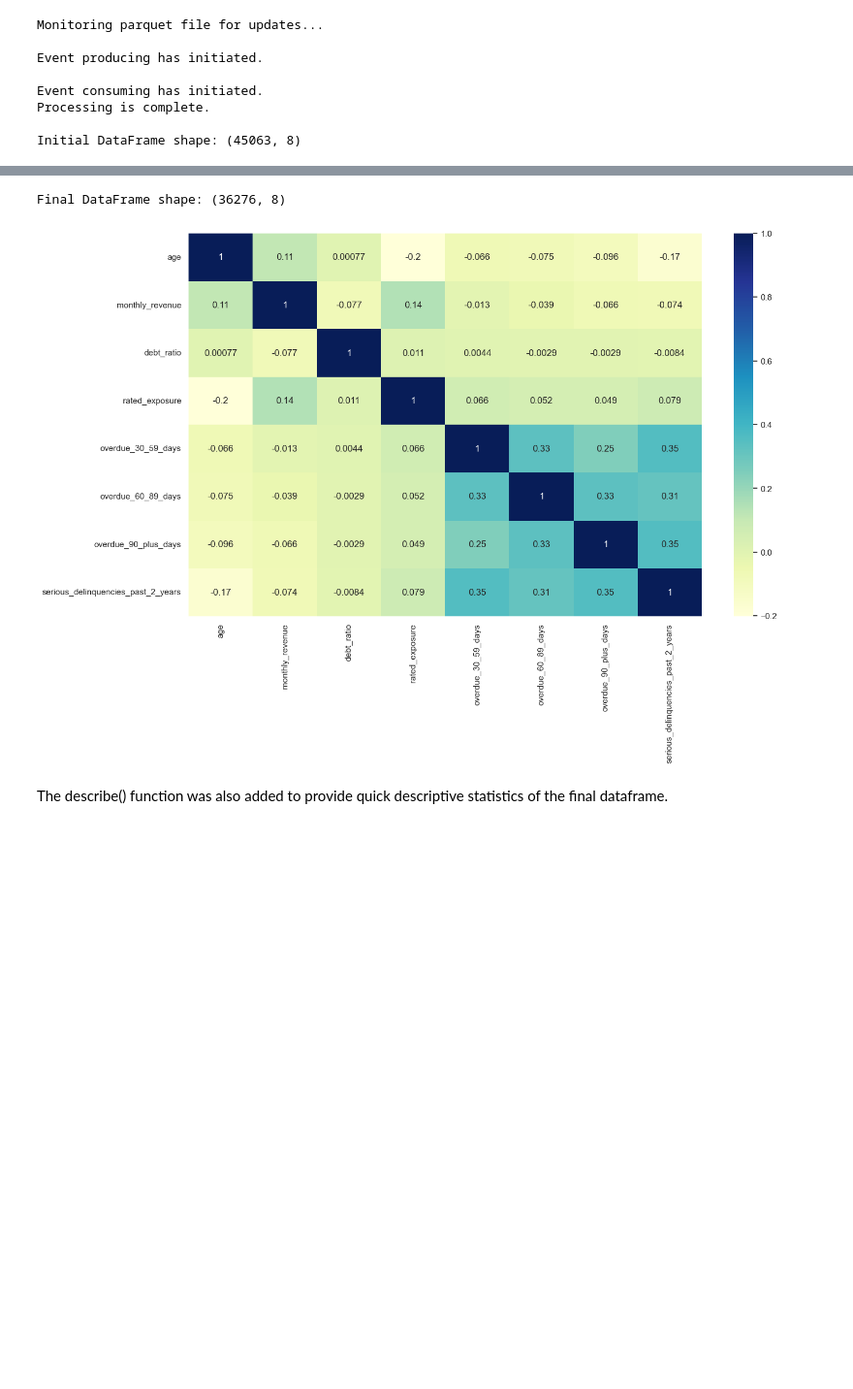
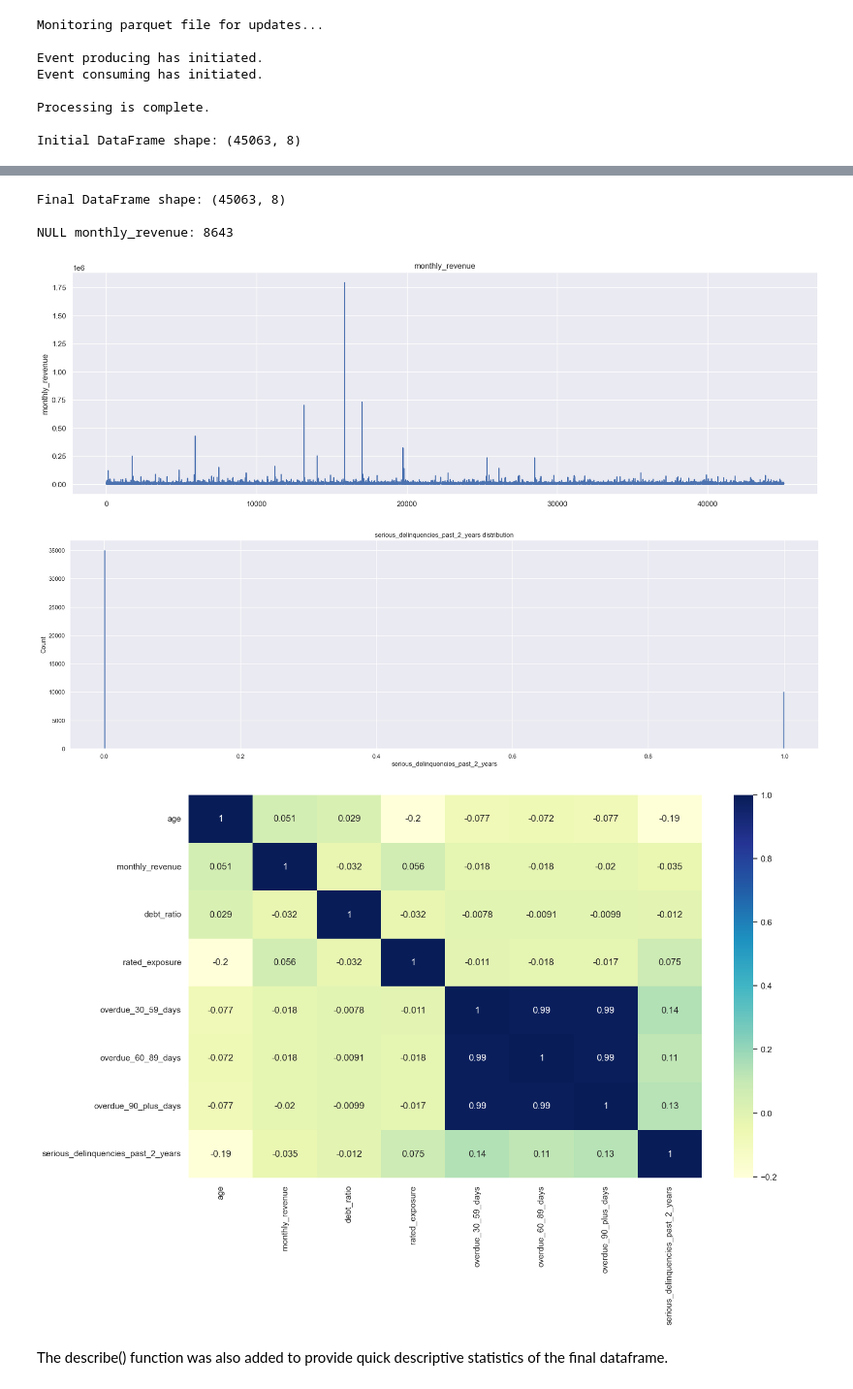
Before and after one commit to PESIII23/real-time-credit-risk-simulation, a Jupyter notebook: src/notebooks/credit_risk_analysis.ipynb, the cells around one changed output, grey strips where cells are left out. Shown at 97% size. Saved outputs shown, nothing was run; the diff lists cells and outputs as text; code cells hidden in the pictures; blank space fills up the shorter version.

```diff
--- a/src/notebooks/credit_risk_analysis.ipynb
+++ b/src/notebooks/credit_risk_analysis.ipynb
@@ -119,59 +157,63 @@ The assignment's recommended EDA and visualizations are shown below. Each sectio
 # sns.lineplot(data=df['monthly_revenue']) # original
 
 """Removing Outliers"""
-df = df[(df['monthly_revenue'] < 100000)] # removes rows with a monthly_revenue above $100,000
-df = df[(df['overdue_90_plus_days'] < 12)] # removes rows with a overdue_90_plus_days above 12
-df = df[(df['overdue_60_89_days'] < 9)] # removes rows with a overdue_60_89_days above 9
-df = df[(df['overdue_30_59_days'] < 14)] # removes rows with a overdue_30_59_days above 14
-df = df[(df['debt_ratio'] < 200000)] # removes rows with a debt_ratio above 200,000
-df = df[(df['rated_exposure'] < 7)] # removes rows with a rated_exposure above 7
+# df = df[(df['monthly_revenue'] < 100000)] # removes rows with a monthly_revenue above $100,000
+# df = df[(df['overdue_90_plus_days'] < 12)] # removes rows with a overdue_90_plus_days above 12
+# df = df[(df['overdue_60_89_days'] < 9)] # removes rows with a overdue_60_89_days above 9
+# df = df[(df['overdue_30_59_days'] < 14)] # removes rows with a overdue_30_59_days above 14
+# df = df[(df['debt_ratio'] < 200000)] # removes rows with a debt_ratio above 200,000
+# df = df[(df['rated_exposure'] < 7)] # removes rows with a rated_exposure above 7
 
 print(f"Final DataFrame shape: {df.shape}\n")
 
-current_var = ''
+current_var = 'monthly_revenue'
 
 """Count of Null Values"""
-# is_null_series = df[current_var].isnull()
-# null_count = is_null_series.sum()
-# print(f"NULL {current_var}: {null_count}")
+is_null_series = df[current_var].isnull()
+null_count = is_null_series.sum()
+print(f"NULL {current_var}: {null_count}")
 
 """Line Plots"""
-# plt.figure(figsize=(20,6))
-# plt.title(current_var)
-# sns.lineplot(data=df[current_var])
+plt.figure(figsize=(20,6))
+plt.title(current_var)
+sns.lineplot(data=df[current_var])
 
 """Bar Plots"""
 # x_var = 'rated_exposure'
 # y_var = 'age'
 # plt.figure(figsize=(25,7))
 # plt.title(f'{x_var} vs. {y_var}')
 # sns.barplot(x=df[x_var], y=df[y_var])
 
 """Scatter Plots"""
 # x_var = 'rated_exposure'
 # y_var = 'age'
 # plt.figure(figsize=(25,7))
 # plt.title(f'{x_var} vs. {y_var}')
 # sns.scatterplot(x=df[x_var], y=df[y_var])
 
 """Histogram Plots"""
-# x_var = 'serious_delinquencies_past_2_years'
-# plt.figure(figsize=(25,7))
-# plt.title(f'{x_var} distribution')
-# sns.histplot(data=df, x=x_var)
+x_var = 'serious_delinquencies_past_2_years'
+plt.figure(figsize=(25,7))
+plt.title(f'{x_var} distribution')
+sns.histplot(data=df, x=x_var)
 
 """Pie Graphs (Custom)"""
 # plt.figure(figsize=(25,9))
 # Plots.plot_age_ranges(df, 'age', title='% of Age Ranges')
 
 """Correlation Matrix"""
 correlation_matrix = df.corr()
 plt.figure(figsize=(15,9))
 sns.heatmap(correlation_matrix, annot=True, cmap='YlGnBu')
 plt.show()
 # %% [output]
-Final DataFrame shape: (36276, 8)
+Final DataFrame shape: (45063, 8)
+
+NULL monthly_revenue: 8643
-[figure, old version]
+[figure, new version]
+[figure, added]
+[figure, added]
 # %% [markdown]
 The describe() function was also added to provide quick descriptive statistics of the final dataframe.
 # %%
```
Also changed, not shown: parts of 4 cells of this notebook, 2 other files.
